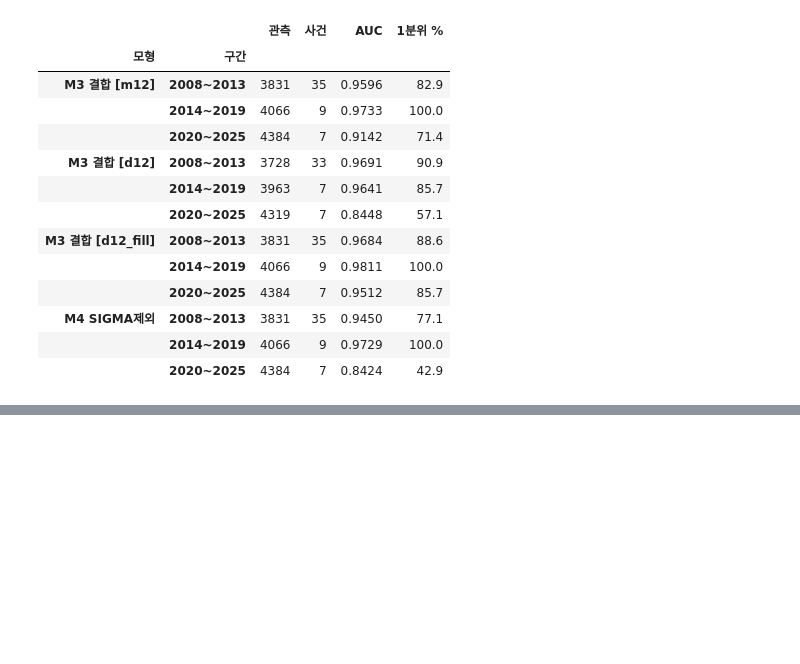
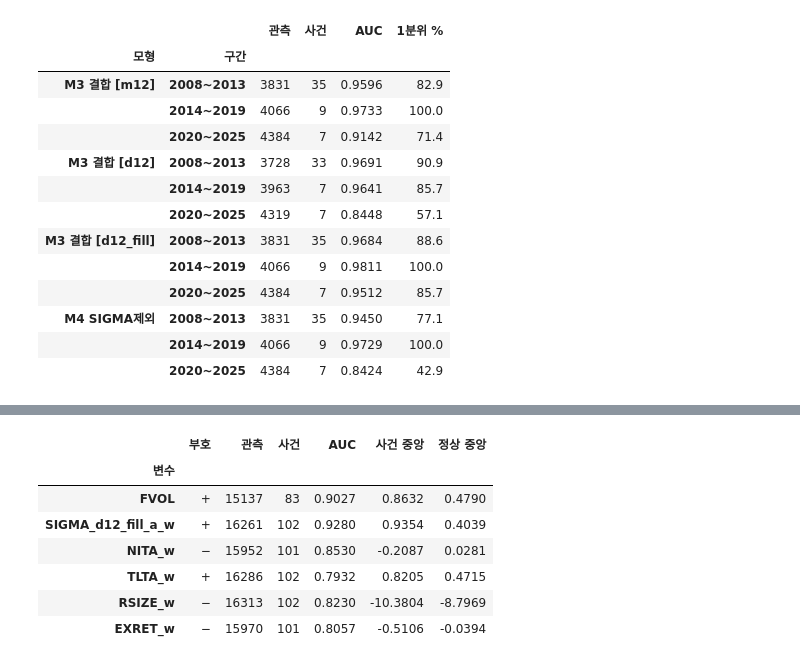
Before and after one commit to Seanjeon0220/project, a Jupyter notebook: quant/fVoL/kospi/delisted.ipynb, the cells around one changed output, grey strips where cells are left out. Drawn from its saved outputs; the diff is of its cells as text; code cells hidden in the pictures; blank space fills up the shorter version.

```diff
--- a/quant/fVoL/kospi/delisted.ipynb
+++ b/quant/fVoL/kospi/delisted.ipynb
@@ -2944,0 +1681,90 @@ SIGMA_d12_fill 실측      15801  81   0.51
+# %%
+# 13
+
+FVOL_COLS = ['actq', 'rectq', 'invtq', 'ppentq', 'atq', 'lctq', 'dlcq',
+             'apq', 'dlttq', 'ltq', 'seqq', 'xoprq', 'cogsq', 'xsgaq']
+
+def compute_fvol(df, deflator='saleq', fvol_cols=FVOL_COLS, diff_lag=4, win=8, min_obs=4):
+    d = df.sort_values(['code', 'date']).reset_index(drop=True).copy()
+    d['xoprq'] = d['cogsq'] + d['xsgaq']
+    pq = pd.PeriodIndex(d['date'], freq='Q')
+    d['qidx'] = pq.year * 4 + (pq.quarter - 1)
+    g = d.groupby('code', sort=False)
+    has_lag = (d['qidx'] - g['qidx'].shift(diff_lag)) == diff_lag
+    for c in fvol_cols:
+        d[f'd_{c}'] = np.where(has_lag, d[c] - g[c].shift(diff_lag), np.nan)
+    g = d.groupby('code', sort=False)
+    for c in fvol_cols:
+        d[f'std_{c}'] = (g[f'd_{c}'].apply(lambda s: s.rolling(win, min_periods=min_obs).std())
+                         .reset_index(level=0, drop=True))
+    d['defl_pos'] = d[deflator].where(d[deflator] > 0)
+    g = d.groupby('code', sort=False)
+    d['avg_defl'] = (g['defl_pos'].apply(lambda s: s.rolling(win, min_periods=min_obs).mean())
+                     .reset_index(level=0, drop=True))
+    d['avg_defl'] = d['avg_defl'].where(d['avg_defl'] > 0)
+    ind = []
+    for c in fvol_cols:
+        d[f'fvol_{c}'] = d[f'std_{c}'] / d['avg_defl']
+        ind.append(f'fvol_{c}')
+    return d, ind
+
+def finalize_fvol(d, ind, fvol_cols=FVOL_COLS, min_valid=10, suffix=''):
+    d = d.copy()
+    rcols = [f'rank_{c}' for c in fvol_cols]
+    ranked = d.groupby('date')[ind].rank(pct=True)
+    ranked.columns = rcols
+    d = pd.concat([d, ranked], axis=1)
+    d['n_valid'] = d[rcols].notna().sum(axis=1)
+    col = f'FVOL{suffix}'
+    d[col] = d[rcols].mean(axis=1)
+    d.loc[d['n_valid'] < min_valid, col] = np.nan
+    return d, col
+
+fin = pd.read_parquet('financials.parquet')
+fin['date'] = pd.to_datetime(fin['date'])
+fv, ind = compute_fvol(fin, deflator='saleq')
+fv, _ = finalize_fvol(fv, ind, suffix='')
+
+qq = pd.PeriodIndex(fv['date'], freq='Q')
+fvol_a = fv.loc[qq.quarter == 2, ['code', 'date', 'FVOL', 'n_valid']].copy()
+fvol_a['obs_year'] = fvol_a['date'].dt.year + 1
+fvol_a = fvol_a[['code', 'obs_year', 'FVOL', 'n_valid']].sort_values(['code', 'obs_year'])
+
+P = p.merge(fvol_a, on=['code', 'obs_year'], how='left')
+lo, hi = P['FVOL'].quantile([.01, .99])
+P['FVOL_w'] = P['FVOL'].clip(lo, hi)
+
+BASE = ['NITA', 'TLTA', 'RSIZE', 'EXRET']
+BW = [c + '_w' for c in BASE]
+BF = [c + '_f' for c in BASE]
+SIGW, SIGF = 'SIGMA_d12_fill_a_w', 'SIGMA_d12_fill_a_f'
+
+rows = []
+for lab, m in [('5변수 완비', P[BW + [SIGW]].notna().all(axis=1)),
+               ('FVOL 유효', P['FVOL'].notna()),
+               ('5변수 + FVOL', P[BW + [SIGW, 'FVOL']].notna().all(axis=1))]:
+    rows.append({'표본': lab, '행': int(m.sum()), '사건': int(P.loc[m, 'y'].sum()),
+                 '사건률 %': round(P.loc[m, 'y'].mean() * 100, 2)})
+f1 = pd.DataFrame(rows).set_index('표본')
+display(f1)
+
+u = P.dropna(subset=['FVOL', 'y'])
+rows = [{'변수': 'FVOL', '부호': '+', '관측': len(u), '사건': int(u['y'].sum()),
+         'AUC': round(roc_auc_score(u['y'], u['FVOL']), 4),
+         '사건 중앙': round(u.loc[u['y'] == 1, 'FVOL'].median(), 4),
+         '정상 중앙': round(u.loc[u['y'] == 0, 'FVOL'].median(), 4)}]
+for c, s in [(SIGW, 1), ('NITA_w', -1), ('TLTA_w', 1), ('RSIZE_w', -1), ('EXRET_w', -1)]:
+    v = P.dropna(subset=[c, 'y'])
+    rows.append({'변수': c, '부호': '+' if s > 0 else '−', '관측': len(v),
+                 '사건': int(v['y'].sum()),
+                 'AUC': round(roc_auc_score(v['y'], s * v[c]), 4),
+                 '사건 중앙': round(v.loc[v['y'] == 1, c].median(), 4),
+                 '정상 중앙': round(v.loc[v['y'] == 0, c].median(), 4)})
+f2 = pd.DataFrame(rows).set_index('변수')
+display(f2)
+
+cm = P[BW + [SIGW, 'FVOL']].notna().all(axis=1)
+f3 = P.loc[cm, BW + [SIGW, 'FVOL']].corr().round(3)
+f3.index.name = '변수'
+display(f3)
+# %% [output]
@@ -2944,0 +1776,8 @@ SIGMA_d12_fill 실측      15801  81   0.51
+|  | 부호 | 관측 | 사건 | AUC | 사건 중앙 | 정상 중앙 |
+| 변수 |  |  |  |  |  |  |
+| FVOL | + | 15137 | 83 | 0.9027 | 0.8632 | 0.4790 |
+| SIGMA_d12_fill_a_w | + | 16261 | 102 | 0.9280 | 0.9354 | 0.4039 |
+| NITA_w | − | 15952 | 101 | 0.8530 | -0.2087 | 0.0281 |
+| TLTA_w | + | 16286 | 102 | 0.7932 | 0.8205 | 0.4715 |
+| RSIZE_w | − | 16313 | 102 | 0.8230 | -10.3804 | -8.7969 |
+| EXRET_w | − | 15970 | 101 | 0.8057 | -0.5106 | -0.0394 |
```
Also changed, not shown: parts of 19 cells of this notebook, 1 other file.
